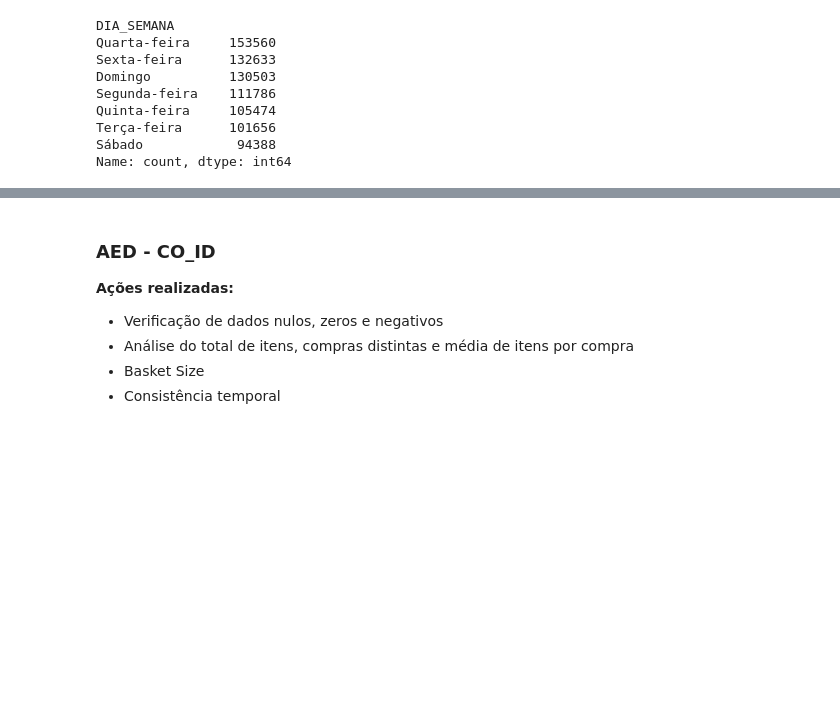
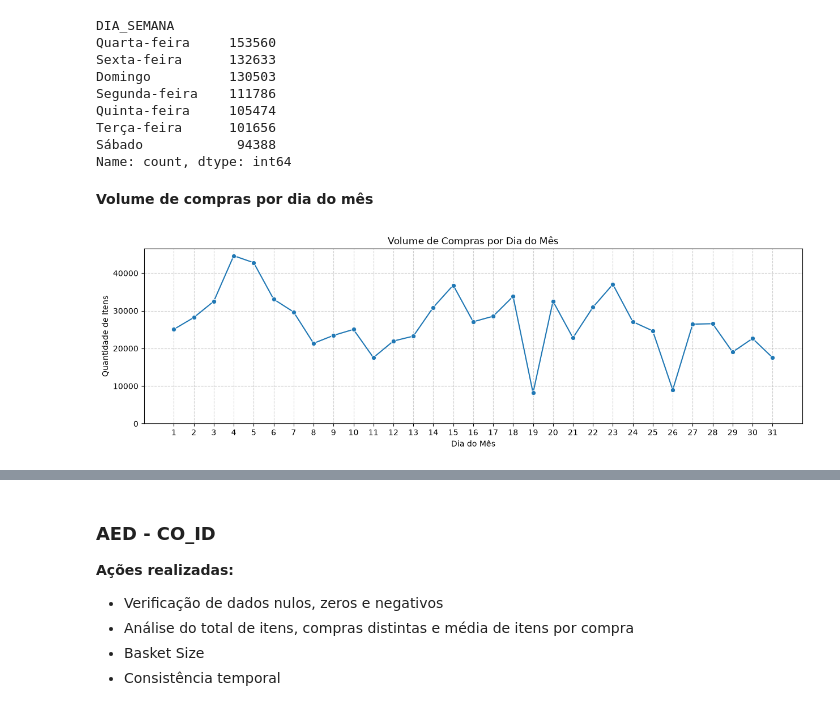
Before and after one commit to YuriDieu/mini_projeto_sctec, a Jupyter notebook: mini_projeto_yuri_psybiowski_analise_de_dados_T6.ipynb, the cells around one changed output, grey strips where cells are left out. Cells and saved outputs as stored; diff of their text form; code cells hidden in the pictures; blank space fills up the shorter version.

Commit message:
Ajustes finais e análises complementares na coluna DATA

```diff
--- a/mini_projeto_yuri_psybiowski_analise_de_dados_T6.ipynb
+++ b/mini_projeto_yuri_psybiowski_analise_de_dados_T6.ipynb
@@ -257,3 +260,24 @@ Quinta-feira     105474
 Terça-feira      101656
 Sábado            94388
 Name: count, dtype: int64
+# %% [markdown]
+**Volume de compras por dia do mês**
+# %%
+# Criando a coluna DIA_DO_MES para analisar o período de maior e menor compra no Mês
+# Extrai apenas o número do dia (1 a 31)
+df_varejo_copia['DIA_DO_MES'] = df_varejo_copia['DATA'].dt.day
+
+# Verifica os dias de maior pico de compras
+pico_dias = df_varejo_copia['DIA_DO_MES'].value_counts().sort_index()
+
+plt.figure(figsize=(15, 4))
+sns.lineplot(x=pico_dias.index, y=pico_dias.values, marker='o')
+plt.title('Volume de Compras por Dia do Mês')
+plt.xlabel('Dia do Mês')
+plt.ylabel('Quantidade de Itens')
+plt.xticks(range(1, 32))
+plt.grid(True, linestyle='--', alpha=0.6)
+plt.ylim(bottom=0)
+plt.show()
+# %% [output]
+[figure, added]
```
Also changed, not shown: parts of 14 cells of this notebook.
